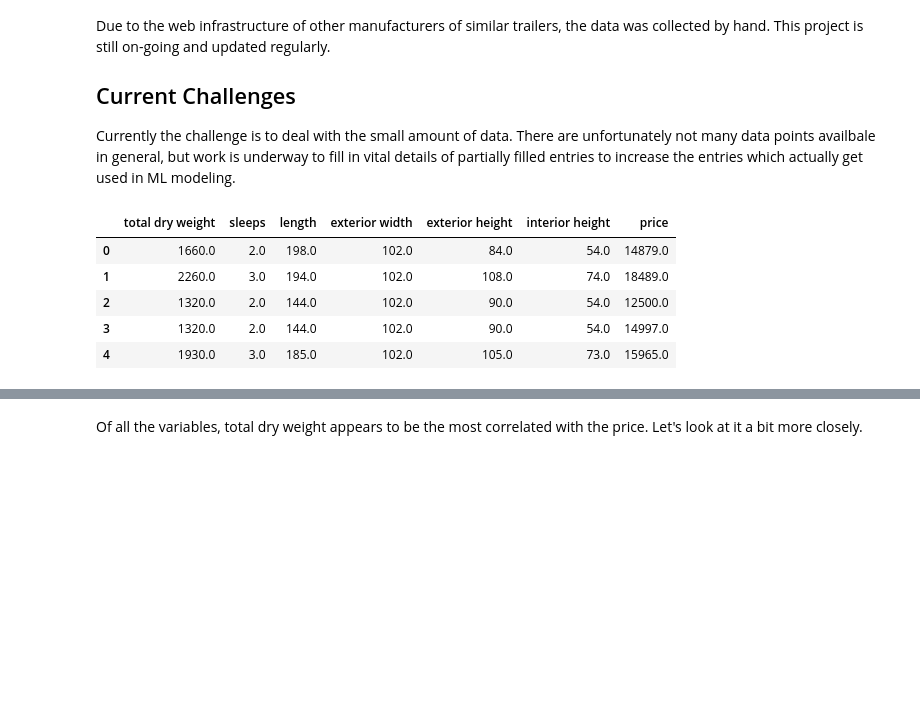
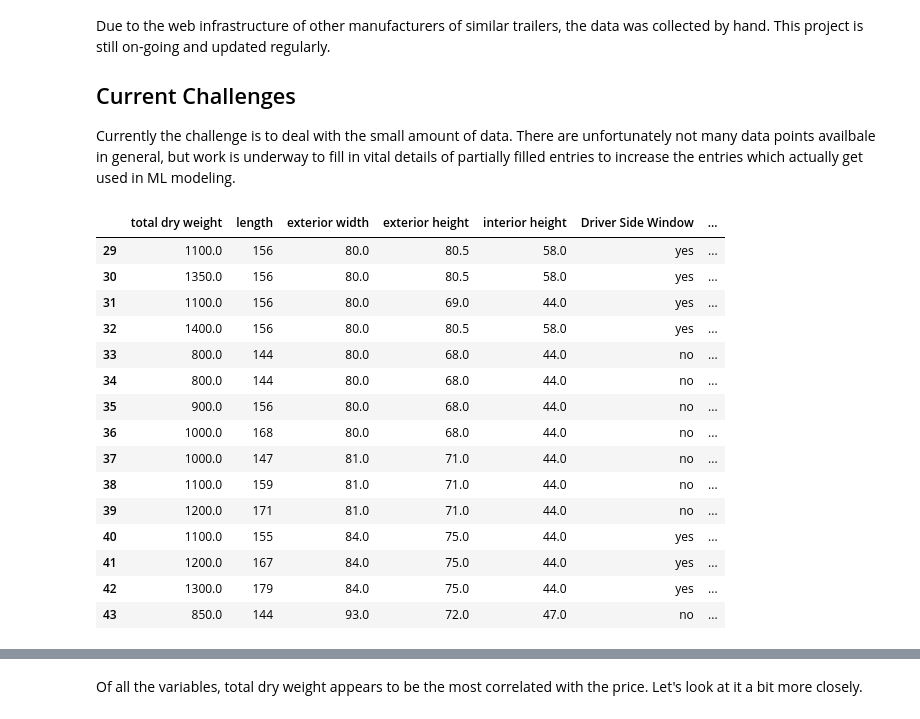
Before and after one commit to blue-quark/trailer_price_regression, a Jupyter notebook: trailer-price-regression.ipynb, the cells around one changed output, grey strips where cells are left out. Saved outputs shown, nothing was run; the diff lists cells and outputs as text; code cells hidden in the pictures; blank space fills up the shorter version.

```diff
--- a/trailer-price-regression.ipynb
+++ b/trailer-price-regression.ipynb
@@ -41,14 +42,24 @@ Currently the challenge is to deal with the small amount of data. There are unfo
 # %%
 #The trailer price data is saved in a csv file and must first be loaded
 data = pd.read_csv('/kaggle/input/trailer-prices/trailerdata1.csv', sep=';')
-data.head(5)
+data.tail(15)
 # %% [output]
-|  | total dry weight | sleeps | length | exterior width | exterior height | interior height | price |
-| 0 | 1660.0 | 2.0 | 198.0 | 102.0 | 84.0 | 54.0 | 14879.0 |
-| 1 | 2260.0 | 3.0 | 194.0 | 102.0 | 108.0 | 74.0 | 18489.0 |
-| 2 | 1320.0 | 2.0 | 144.0 | 102.0 | 90.0 | 54.0 | 12500.0 |
-| 3 | 1320.0 | 2.0 | 144.0 | 102.0 | 90.0 | 54.0 | 14997.0 |
-| 4 | 1930.0 | 3.0 | 185.0 | 102.0 | 105.0 | 73.0 | 15965.0 |
+|  | total dry weight | length | exterior width | exterior height | interior height | Driver Side Window | ... |
+| 29 | 1100.0 | 156 | 80.0 | 80.5 | 58.0 | yes | ... |
+| 30 | 1350.0 | 156 | 80.0 | 80.5 | 58.0 | yes | ... |
+| 31 | 1100.0 | 156 | 80.0 | 69.0 | 44.0 | yes | ... |
+| 32 | 1400.0 | 156 | 80.0 | 80.5 | 58.0 | yes | ... |
+| 33 | 800.0 | 144 | 80.0 | 68.0 | 44.0 | no | ... |
+| 34 | 800.0 | 144 | 80.0 | 68.0 | 44.0 | no | ... |
+| 35 | 900.0 | 156 | 80.0 | 68.0 | 44.0 | no | ... |
+| 36 | 1000.0 | 168 | 80.0 | 68.0 | 44.0 | no | ... |
+| 37 | 1000.0 | 147 | 81.0 | 71.0 | 44.0 | no | ... |
+| 38 | 1100.0 | 159 | 81.0 | 71.0 | 44.0 | no | ... |
+| 39 | 1200.0 | 171 | 81.0 | 71.0 | 44.0 | no | ... |
+| 40 | 1100.0 | 155 | 84.0 | 75.0 | 44.0 | yes | ... |
+| 41 | 1200.0 | 167 | 84.0 | 75.0 | 44.0 | yes | ... |
+| 42 | 1300.0 | 179 | 84.0 | 75.0 | 44.0 | yes | ... |
+| 43 | 850.0 | 144 | 93.0 | 72.0 | 47.0 | no | ... |
 # %%
 #inspect the data types of each column
 #for modeling everything needs to be and int or float
```
Also changed, not shown: parts of 51 cells of this notebook.
